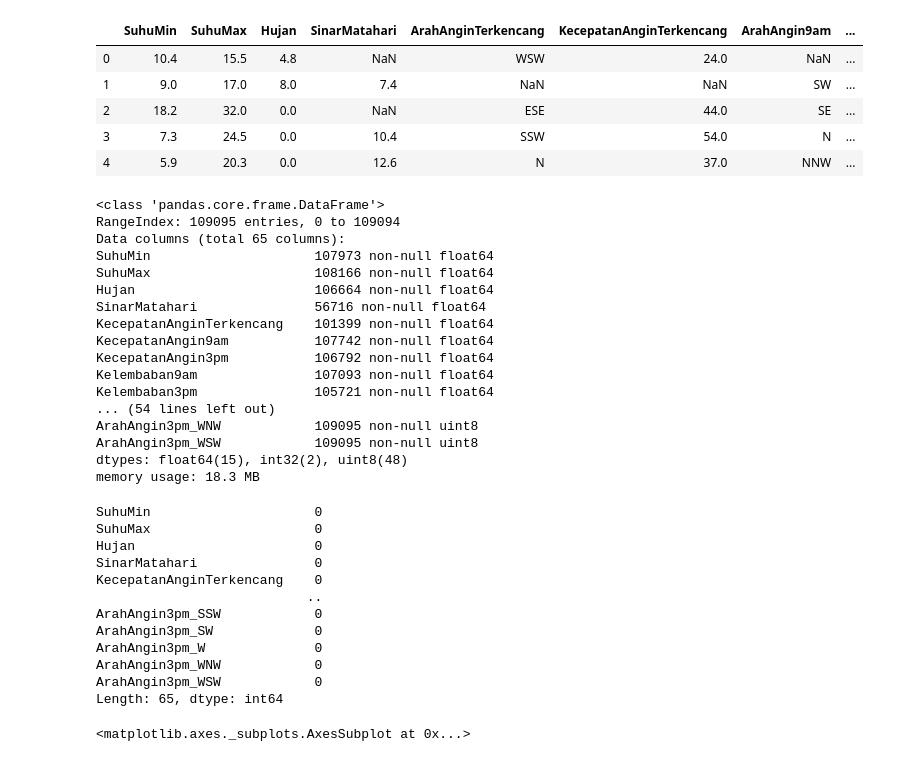
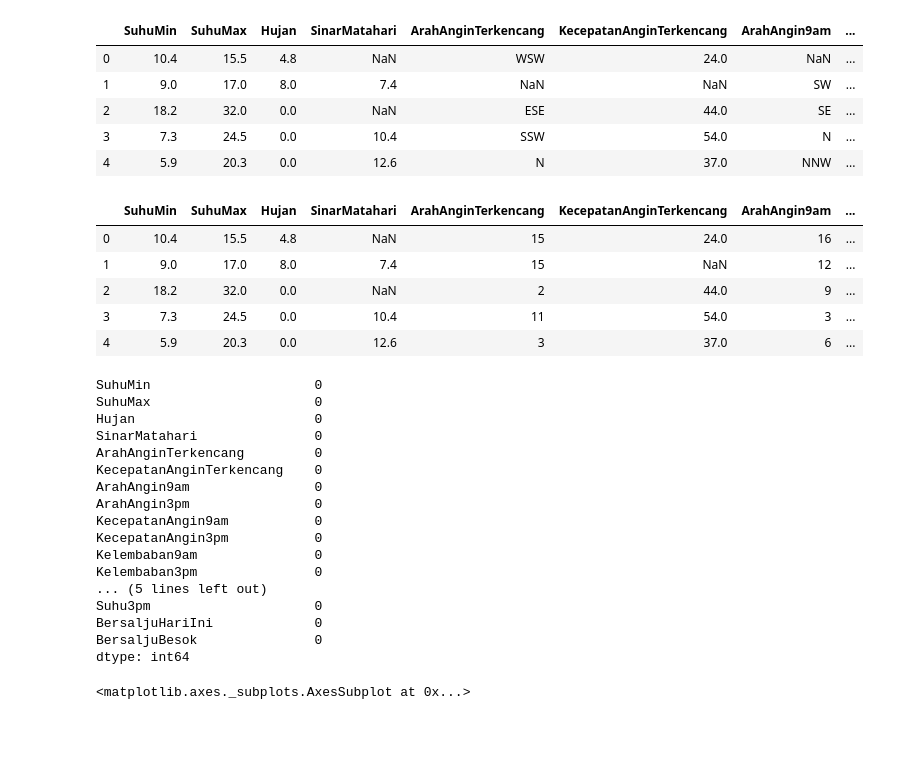
Before and after one commit to ichlasul0899/Klasifikasi-Salju-, a Jupyter notebook: code/Untitled.ipynb, the cells around one changed output. Saved outputs shown, nothing was run; the diff lists cells and outputs as text; code cells hidden in the pictures; blank space fills up the shorter version.

```diff
--- a/code/Untitled.ipynb
+++ b/code/Untitled.ipynb
@@ -418,42 +419,55 @@ eks_df_drop.head()
 | 2 | 18.2 | 32.0 | 0.0 | NaN | ESE | 44.0 | SE | ... |
 | 3 | 7.3 | 24.5 | 0.0 | 10.4 | SSW | 54.0 | N | ... |
 | 4 | 5.9 | 20.3 | 0.0 | 12.6 | N | 37.0 | NNW | ... |
-# %%
-eks_df_dummies = pd.get_dummies(data=eks_df_drop,columns=['ArahAnginTerkencang','ArahAngin9am', 'ArahAngin3pm'])
-eks_df_dummies.info()
-# %% [output]
-<class 'pandas.core.frame.DataFrame'>
-RangeIndex: 109095 entries, 0 to 109094
-Data columns (total 65 columns):
-SuhuMin                     107973 non-null float64
-SuhuMax                     108166 non-null float64
-Hujan                       106664 non-null float64
-SinarMatahari               56716 non-null float64
-KecepatanAnginTerkencang    101399 non-null float64
-KecepatanAngin9am           107742 non-null float64
-KecepatanAngin3pm           106792 non-null float64
-Kelembaban9am               107093 non-null float64
-Kelembaban3pm               105721 non-null float64
-... (54 lines left out)
-ArahAngin3pm_WNW            109095 non-null uint8
-ArahAngin3pm_WSW            109095 non-null uint8
-dtypes: float64(15), int32(2), uint8(48)
-memory usage: 18.3 MB
+# %%
+#eks_df_encode = pd.get_dummies(data=eks_df_drop,columns=['ArahAnginTerkencang','ArahAngin9am', 'ArahAngin3pm'])
+#eks_df_encode.info()
+
+#Encode feature yang merupakan data categorical menggunakan library Label Encoder
+from sklearn.preprocessing import LabelEncoder
+
+label_encoder = LabelEncoder()
+
+# Membuat dataframe dari dataframe sebelumny
+eks_df_encode = eks_df_drop
+
+# Handle Missing Values pada Categorical Data
+eks_df_encode['ArahAnginTerkencang'].fillna( method ='ffill', inplace = True)
+eks_df_encode['ArahAngin9am'].fillna( method ='ffill', inplace = True)
+eks_df_encode['ArahAngin3pm'].fillna( method ='ffill', inplace = True)
+
+# Encode label dari categorical data
+eks_df_encode['ArahAnginTerkencang'] = label_encoder.fit_transform(eks_df_encode['ArahAnginTerkencang'].astype(str))
+eks_df_encode['ArahAngin9am'] = label_encoder.fit_transform(eks_df_encode['ArahAngin9am'].astype(str))
+eks_df_encode['ArahAngin3pm'] = label_encoder.fit_transform(eks_df_encode['ArahAngin3pm'].astype(str))
+eks_df_encode.head()
+# %% [output]
+|  | SuhuMin | SuhuMax | Hujan | SinarMatahari | ArahAnginTerkencang | KecepatanAnginTerkencang | ArahAngin9am | ... |
+| 0 | 10.4 | 15.5 | 4.8 | NaN | 15 | 24.0 | 16 | ... |
+| 1 | 9.0 | 17.0 | 8.0 | 7.4 | 15 | NaN | 12 | ... |
+| 2 | 18.2 | 32.0 | 0.0 | NaN | 2 | 44.0 | 9 | ... |
+| 3 | 7.3 | 24.5 | 0.0 | 10.4 | 11 | 54.0 | 3 | ... |
+| 4 | 5.9 | 20.3 | 0.0 | 12.6 | 3 | 37.0 | 6 | ... |
 # %%
-#Handle missing values
-eks_df_replace_mv = eks_df_dummies.fillna(eks_df_dummies.median())
+#Handle missing values dengan median dari tiap kolomnya
+eks_df_replace_mv = eks_df_encode.fillna(eks_df_encode.median())
 eks_df_replace_mv.isnull().sum()
 # %% [output]
 SuhuMin                     0
 SuhuMax                     0
 Hujan                       0
 SinarMatahari               0
+ArahAnginTerkencang         0
 KecepatanAnginTerkencang    0
-                           ..
-ArahAngin3pm_SSW            0
-ArahAngin3pm_SW             0
-ArahAngin3pm_W              0
-ArahAngin3pm_WNW            0
-ArahAngin3pm_WSW            0
-Length: 65, dtype: int64
+ArahAngin9am                0
+ArahAngin3pm                0
+KecepatanAngin9am           0
+KecepatanAngin3pm           0
+Kelembaban9am               0
+Kelembaban3pm               0
+... (5 lines left out)
+Suhu3pm                     0
+BersaljuHariIni             0
+BersaljuBesok               0
+dtype: int64
 # %%
```
Also changed, not shown: parts of 34 cells of this notebook.
